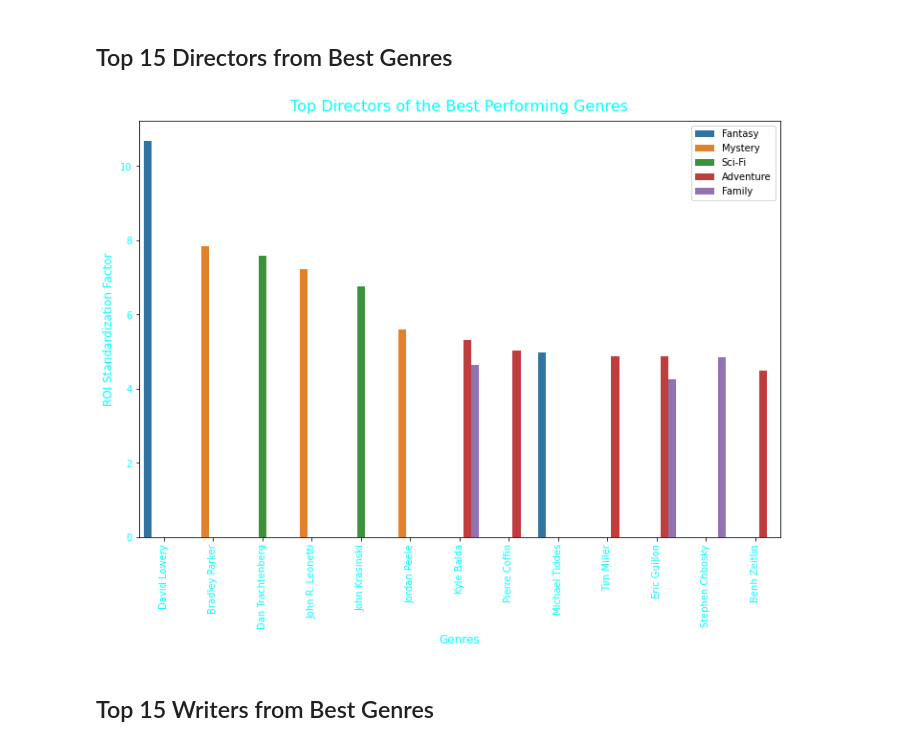
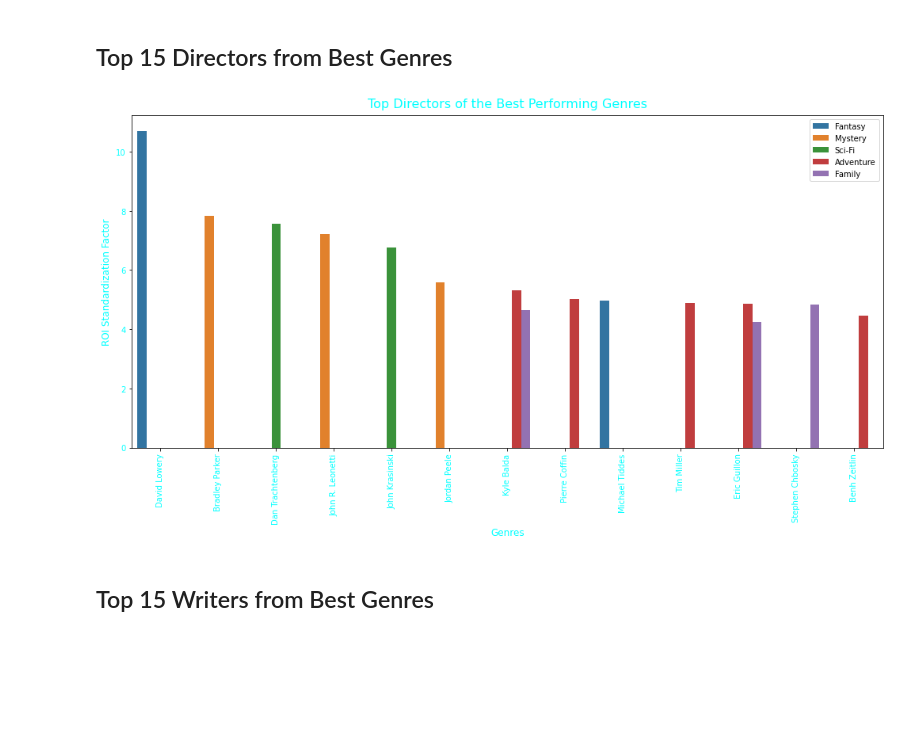
Before and after one commit to JoshuaGottlieb/Microsoft-Movie-Recommendation, a Jupyter notebook: Visualization.ipynb, the cells around one changed output. Drawn from its saved outputs; the diff is of its cells as text; code cells hidden in the pictures; blank space fills up the shorter version.

Commit message:
Added tight layout to certain figures to make them save correctly.

```diff
--- a/Visualization.ipynb
+++ b/Visualization.ipynb
@@ -288,7 +282,7 @@ top_15_directors = top_5_directors_top_genres.reset_index().nlargest(15, 'ROI_no
 # %%
 # Plot the top 15 directors of the top genres
 # Declare fig, ax objects
-fig, ax = plt.subplots(figsize = (12,8))
+fig, ax = plt.subplots(figsize = (14,8))
 
 # Create seaborn barplot
 sns.barplot(data = top_15_directors,
@@ -300,40 +294,42 @@ sns.barplot(data = top_15_directors,
 ax.set_xlabel('Genres',
               fontfamily = 'Arial',
               fontsize = 12,
-              labelpad = 5,
               color = '#00FFFF'
              )
 
 ax.set_ylabel('ROI Standardization Factor',
               fontfamily = 'Arial',
               fontsize = 12,
               labelpad = 5,
               color = '#00FFFF')
 
 ax.set_title('Top Directors of the Best Performing Genres',
              fontfamily = 'Arial',
              fontsize = 16,
              pad = 10,
              color = '#00FFFF')
 
 # Configure ticks and tick labels
 plt.xticks(rotation = 90)
 ax.tick_params(axis='both', labelcolor='#00FFFF')
 
 #Loop through each axis tick and rotate
 for tick in axis.get_xticklabels():
     tick.set_fontname("Arial")
 
 for tick in axis.get_yticklabels():
     tick.set_fontname("Arial")
 
 # Move legend to top right
 plt.legend(loc = 'upper right');
 
+# Set tight layout
+plt.tight_layout()
+
 # Save figure to png
 plt.savefig('./images/top_directors_by_genre.png')
 # %% [output]
-[figure, old version]
+[figure, new version]
 # %% [markdown]
 ## Top 15 Writers from Best Genres
 # %%
```
Also changed, not shown: parts of 3 cells of this notebook, 2 other files.
